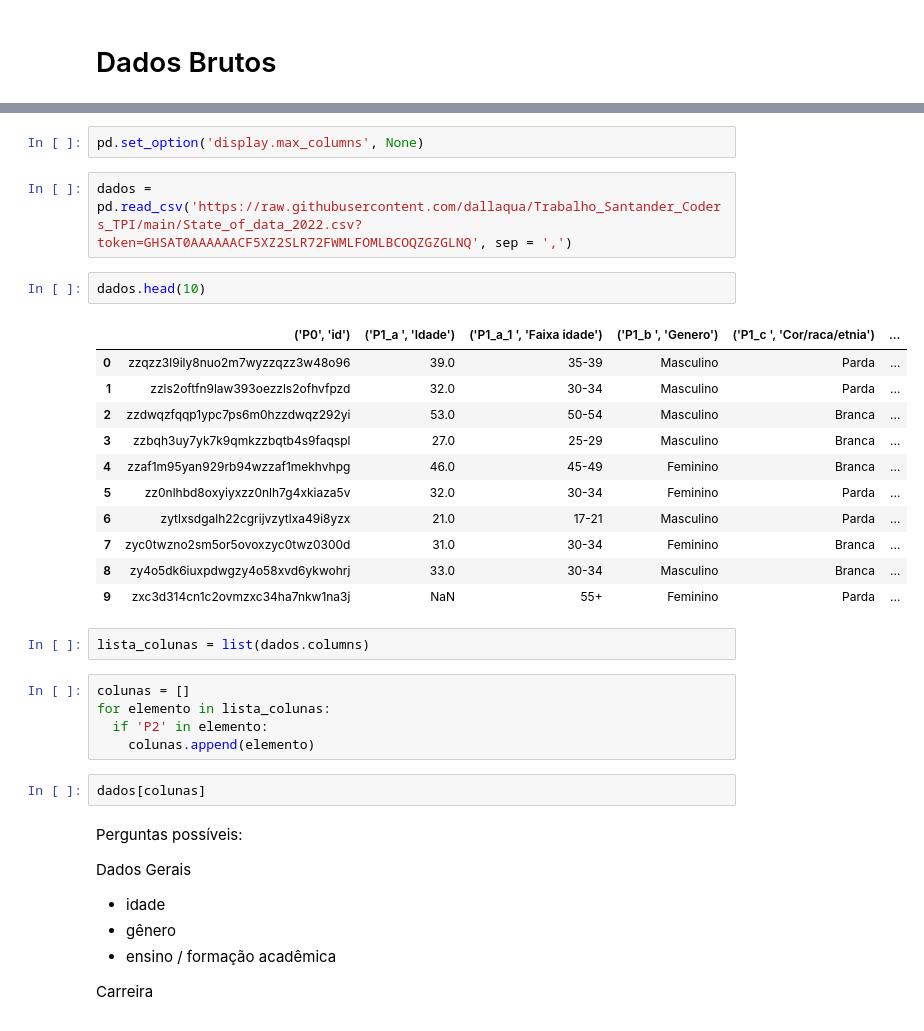
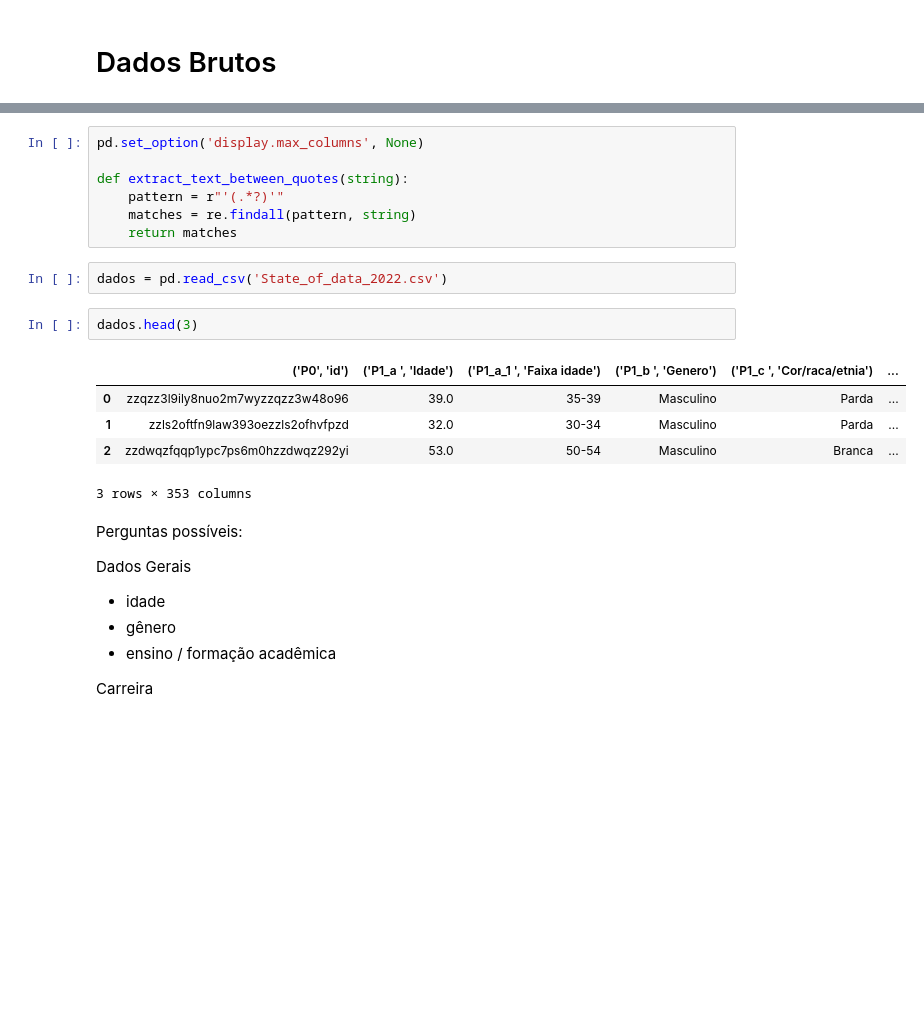
Before and after one commit to dallaqua/Trabalho_Santander_Coders_TPI, a Jupyter notebook: analise_mercado_dados_2022.ipynb, the cells around one changed output, grey strips where cells are left out. Cells and saved outputs as stored; diff of their text form; blank space fills up the shorter version.

```diff
--- a/analise_mercado_dados_2022.ipynb
+++ b/analise_mercado_dados_2022.ipynb
@@ -5,30 +9,20 @@ import pandas as pd
 # %%
 pd.set_option('display.max_columns', None)
+
+def extract_text_between_quotes(string):
+    pattern = r"'(.*?)'"
+    matches = re.findall(pattern, string)
+    return matches
 # %%
-dados = pd.read_csv('https://raw.githubusercontent.com/dallaqua/Trabalho_Santander_Coders_TPI/main/State_of_data_2022.csv?token=GHSAT0AAAAAACF5XZ2SLR72FWMLFOMLBCOQZGZGLNQ', sep = ',')
+dados = pd.read_csv('State_of_data_2022.csv')
 # %%
-dados.head(10)
+dados.head(3)
 # %% [output]
 |  | ('P0', 'id') | ('P1_a ', 'Idade') | ('P1_a_1 ', 'Faixa idade') | ('P1_b ', 'Genero') | ('P1_c ', 'Cor/raca/etnia') | ... |
 | 0 | zzqzz3l9ily8nuo2m7wyzzqzz3w48o96 | 39.0 | 35-39 | Masculino | Parda | ... |
 | 1 | zzls2oftfn9law393oezzls2ofhvfpzd | 32.0 | 30-34 | Masculino | Parda | ... |
 | 2 | zzdwqzfqqp1ypc7ps6m0hzzdwqz292yi | 53.0 | 50-54 | Masculino | Branca | ... |
-| 3 | zzbqh3uy7yk7k9qmkzzbqtb4s9faqspl | 27.0 | 25-29 | Masculino | Branca | ... |
-| 4 | zzaf1m95yan929rb94wzzaf1mekhvhpg | 46.0 | 45-49 | Feminino | Branca | ... |
-| 5 | zz0nlhbd8oxyiyxzz0nlh7g4xkiaza5v | 32.0 | 30-34 | Feminino | Parda | ... |
-| 6 | zytlxsdgalh22cgrijvzytlxa49i8yzx | 21.0 | 17-21 | Masculino | Parda | ... |
-| 7 | zyc0twzno2sm5or5ovoxzyc0twz0300d | 31.0 | 30-34 | Feminino | Branca | ... |
-| 8 | zy4o5dk6iuxpdwgzy4o58xvd6ykwohrj | 33.0 | 30-34 | Masculino | Branca | ... |
-| 9 | zxc3d314cn1c2ovmzxc34ha7nkw1na3j | NaN | 55+ | Feminino | Parda | ... |
+3 rows × 353 columns
-# %%
-lista_colunas = list(dados.columns)
-# %%
-colunas = []
-for elemento in lista_colunas:
-  if 'P2' in elemento:
-    colunas.append(elemento)
-# %%
-dados[colunas]
 # %% [markdown]
 Perguntas possíveis:
 
```
Also changed, not shown: parts of 8 cells of this notebook.
